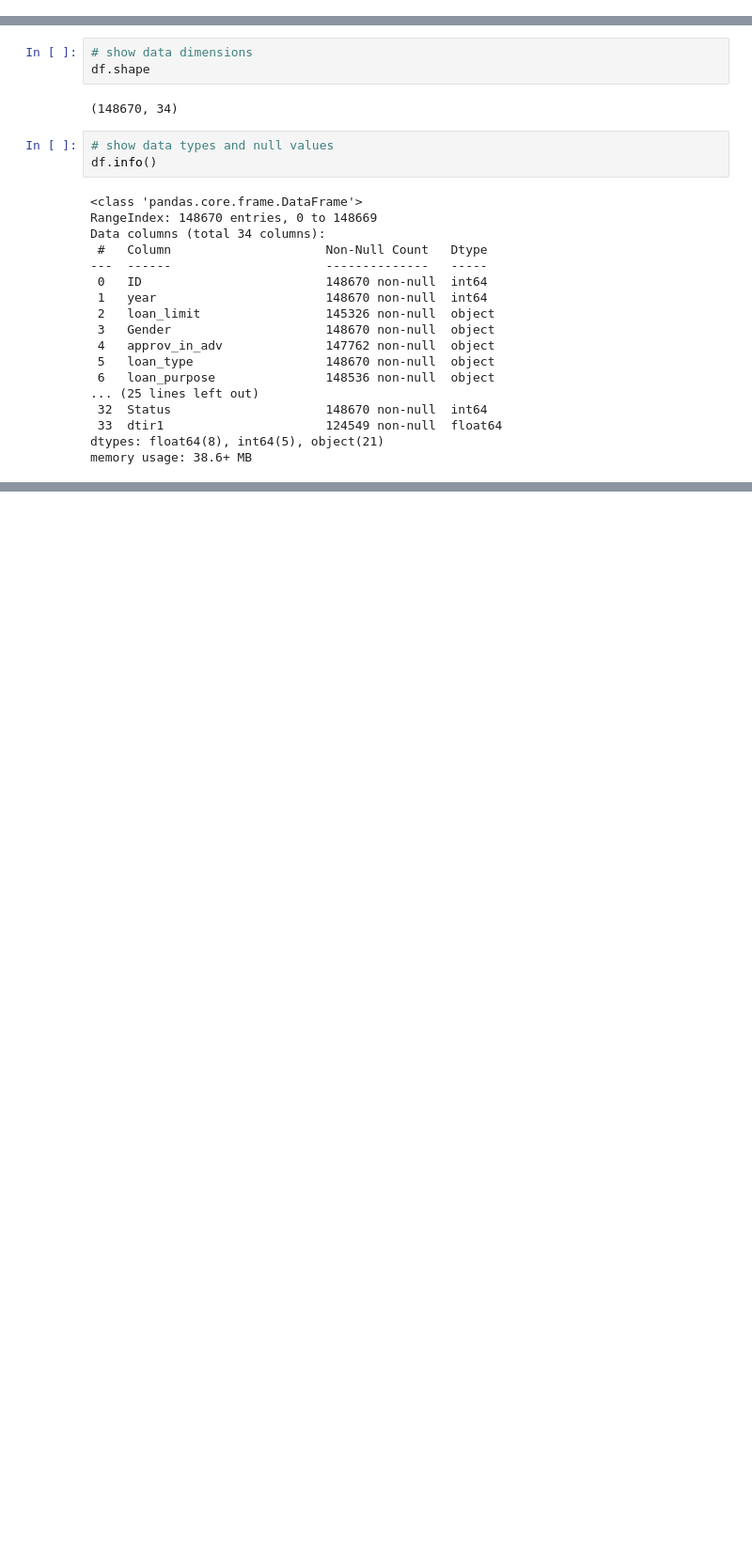
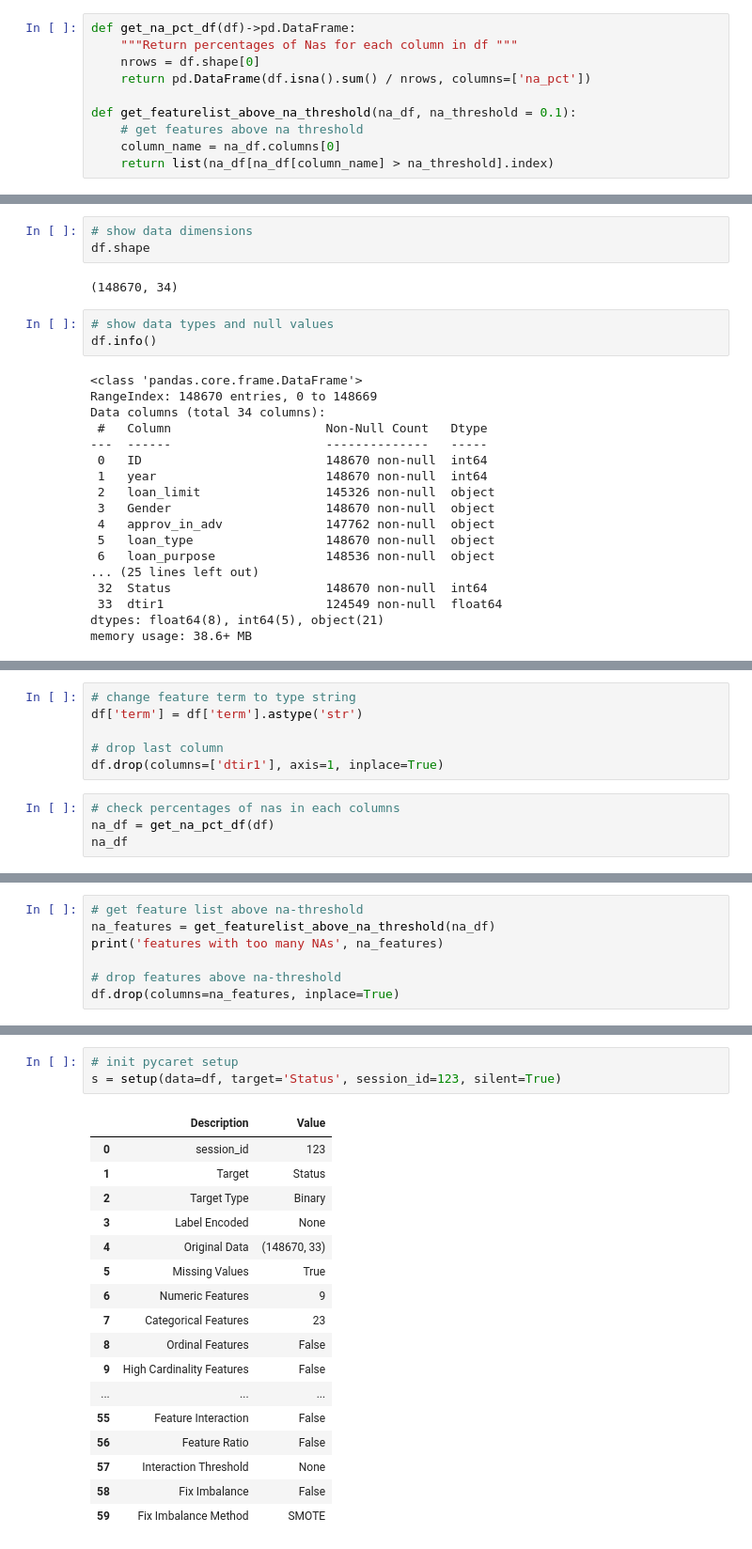
Before and after one commit to Sebastian1981/CustomerAnalytics_CreditDefaultPrediction, a Jupyter notebook: dataprep.ipynb, the cells around one changed output, grey strips where cells are left out. Shown: that part at 94% size. Cells and saved outputs as stored; diff of their text form; blank space fills up the shorter version.

```diff
--- a/dataprep.ipynb
+++ b/dataprep.ipynb
@@ -13,3 +16,13 @@ The working directory is:  h:\Andere Computer\Mein Computer\GoogleDrive\Beruf\Fr
+# %%
+def get_na_pct_df(df)->pd.DataFrame:
+    """Return percentages of Nas for each column in df """
+    nrows = df.shape[0]
+    return pd.DataFrame(df.isna().sum() / nrows, columns=['na_pct'])
+
+def get_featurelist_above_na_threshold(na_df, na_threshold = 0.1):
+    # get features above na threshold
+    column_name = na_df.columns[0]
+    return list(na_df[na_df[column_name] > na_threshold].index)
 # %% [markdown]
 # Import Dataset
 # %%
@@ -43,0 +86,10 @@ memory usage: 38.6+ MB
+# %%
+# change feature term to type string
+df['term'] = df['term'].astype('str')
+
+# drop last column
+df.drop(columns=['dtir1'], axis=1, inplace=True)
+# %%
+# check percentages of nas in each columns
+na_df = get_na_pct_df(df)
+na_df
@@ -43,0 +114,7 @@ memory usage: 38.6+ MB
+# %%
+# get feature list above na-threshold
+na_features = get_featurelist_above_na_threshold(na_df)
+print('features with too many NAs', na_features)
+
+# drop features above na-threshold
+df.drop(columns=na_features, inplace=True)
@@ -43,0 +161,21 @@ memory usage: 38.6+ MB
+# %%
+# init pycaret setup
+s = setup(data=df, target='Status', session_id=123, silent=True)
+# %% [output]
+|  | Description | Value |
+| 0 | session_id | 123 |
+| 1 | Target | Status |
+| 2 | Target Type | Binary |
+| 3 | Label Encoded | None |
+| 4 | Original Data | (148670, 33) |
+| 5 | Missing Values | True |
+| 6 | Numeric Features | 9 |
+| 7 | Categorical Features | 23 |
+| 8 | Ordinal Features | False |
+| 9 | High Cardinality Features | False |
+| ... | ... | ... |
+| 55 | Feature Interaction | False |
+| 56 | Feature Ratio | False |
+| 57 | Interaction Threshold | None |
+| 58 | Fix Imbalance | False |
+| 59 | Fix Imbalance Method | SMOTE |
```
Also changed, not shown: parts of 14 cells of this notebook.
